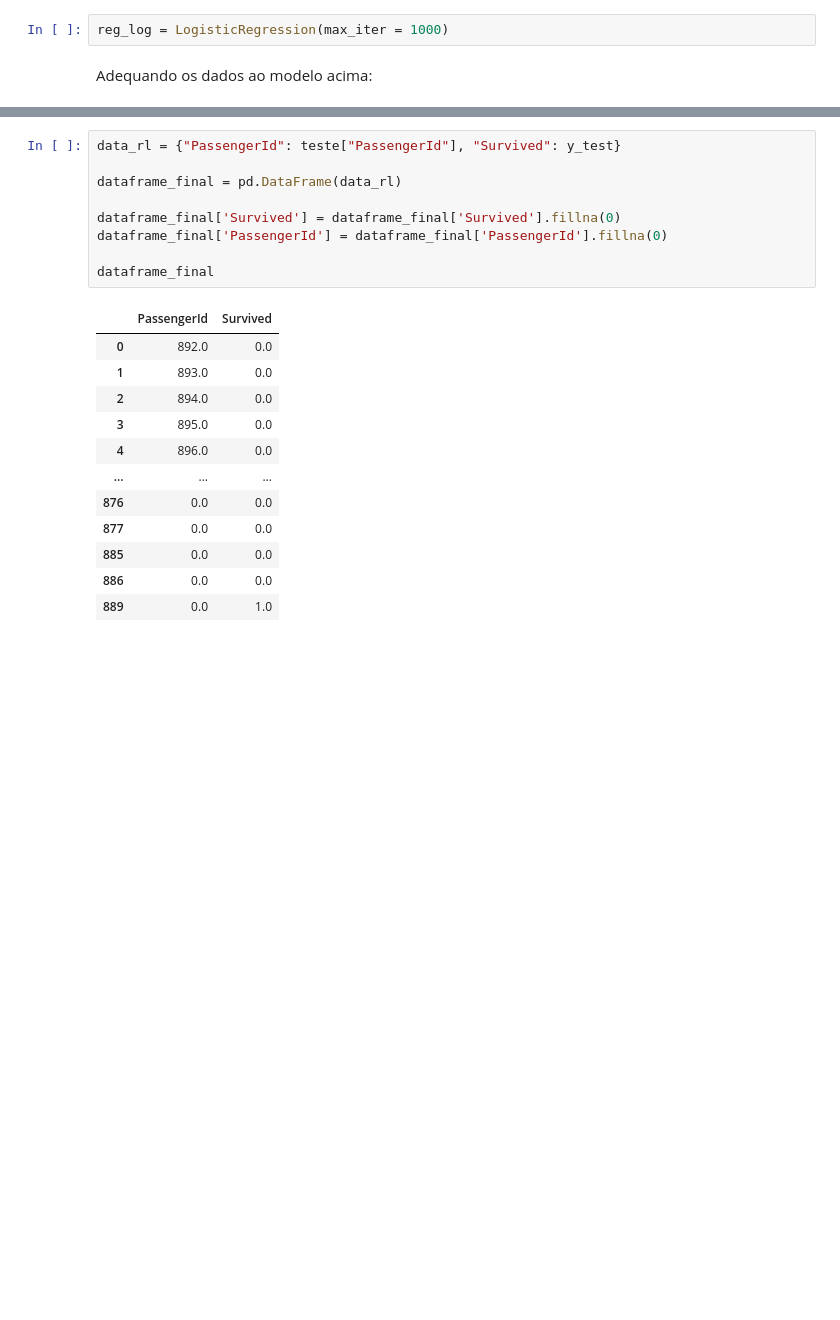
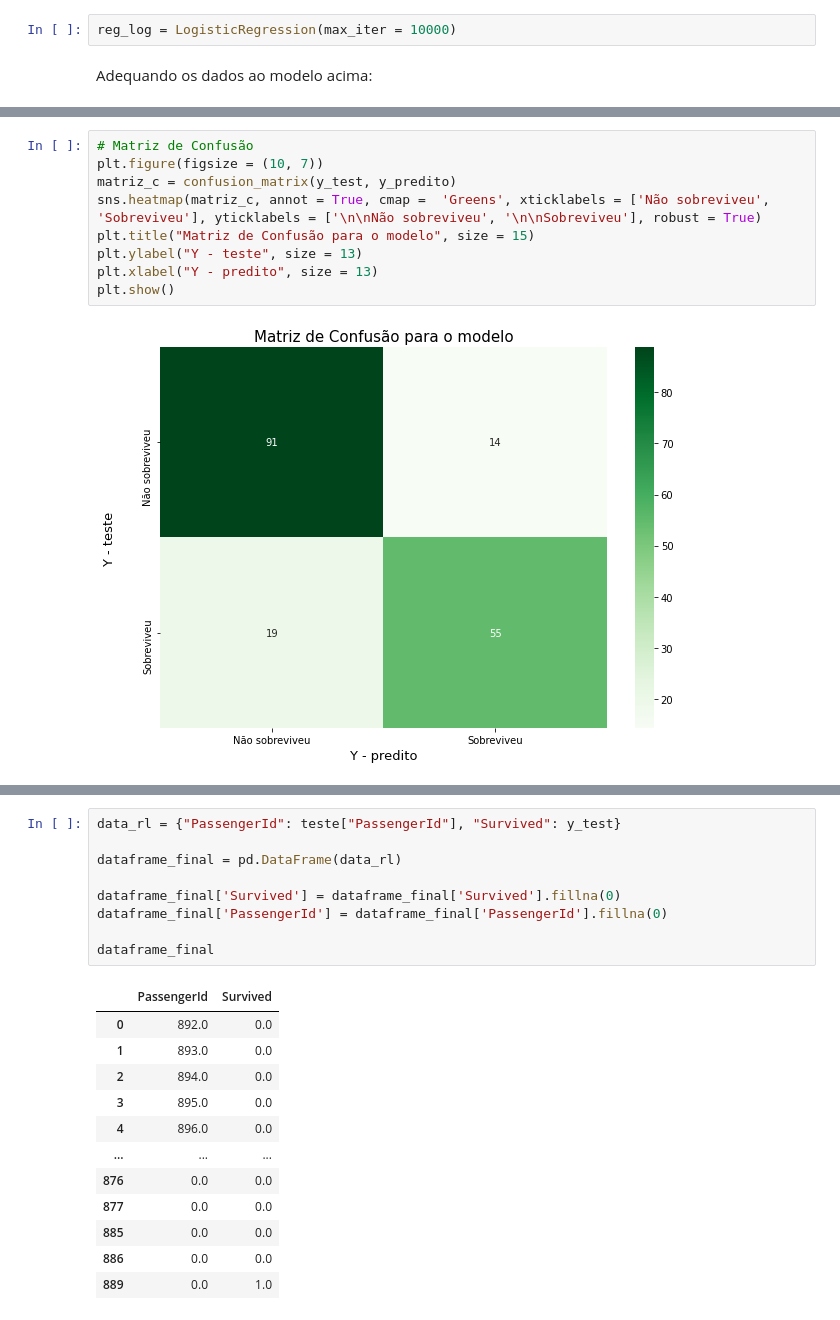
Before and after one commit to kauecapellato/Titanic_Case, a Jupyter notebook: Titanic_Case.ipynb, the cells around one changed output, grey strips where cells are left out. Drawn from its saved outputs; the diff is of its cells as text; blank space fills up the shorter version.

```diff
--- a/Titanic_Case.ipynb
+++ b/Titanic_Case.ipynb
@@ -806,7 +798,7 @@ Y_teste:  (179,)
 # %% [markdown]
 Instânciando o modelo de regressão logística:
 # %%
-reg_log = LogisticRegression(max_iter = 1000)
+reg_log = LogisticRegression(max_iter = 10000)
 # %% [markdown]
 Adequando os dados ao modelo acima:
 # %%
@@ -826,0 +823,11 @@ Score do modelo:  82.1229 %
+# %%
+# Matriz de Confusão
+plt.figure(figsize = (10, 7))
+matriz_c = confusion_matrix(y_test, y_predito)
+sns.heatmap(matriz_c, annot = True, cmap =  'Greens', xticklabels = ['Não sobreviveu', 'Sobreviveu'], yticklabels = ['\n\nNão sobreviveu', '\n\nSobreviveu'], robust = True)
+plt.title("Matriz de Confusão para o modelo", size = 15)
+plt.ylabel("Y - teste", size = 13)
+plt.xlabel("Y - predito", size = 13)
+plt.show()
+# %% [output]
+[figure, added]
```
Also changed, not shown: parts of 22 cells of this notebook.
